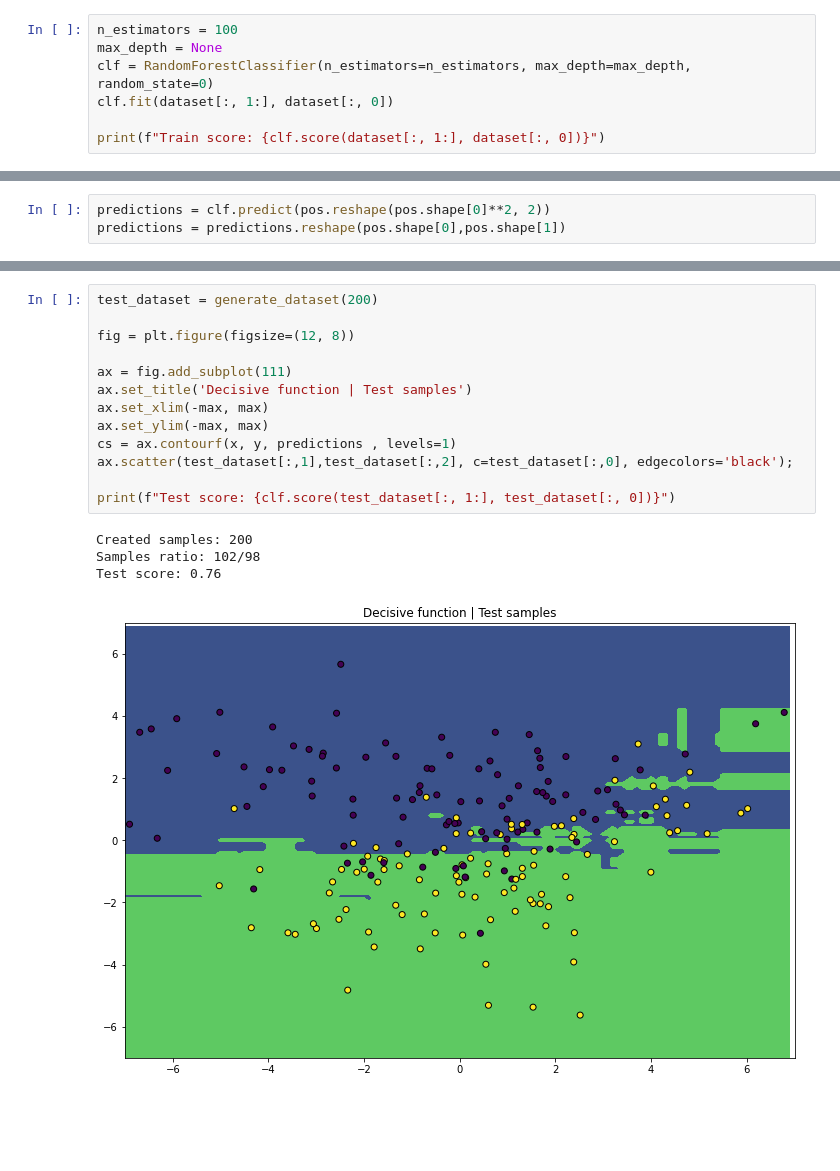
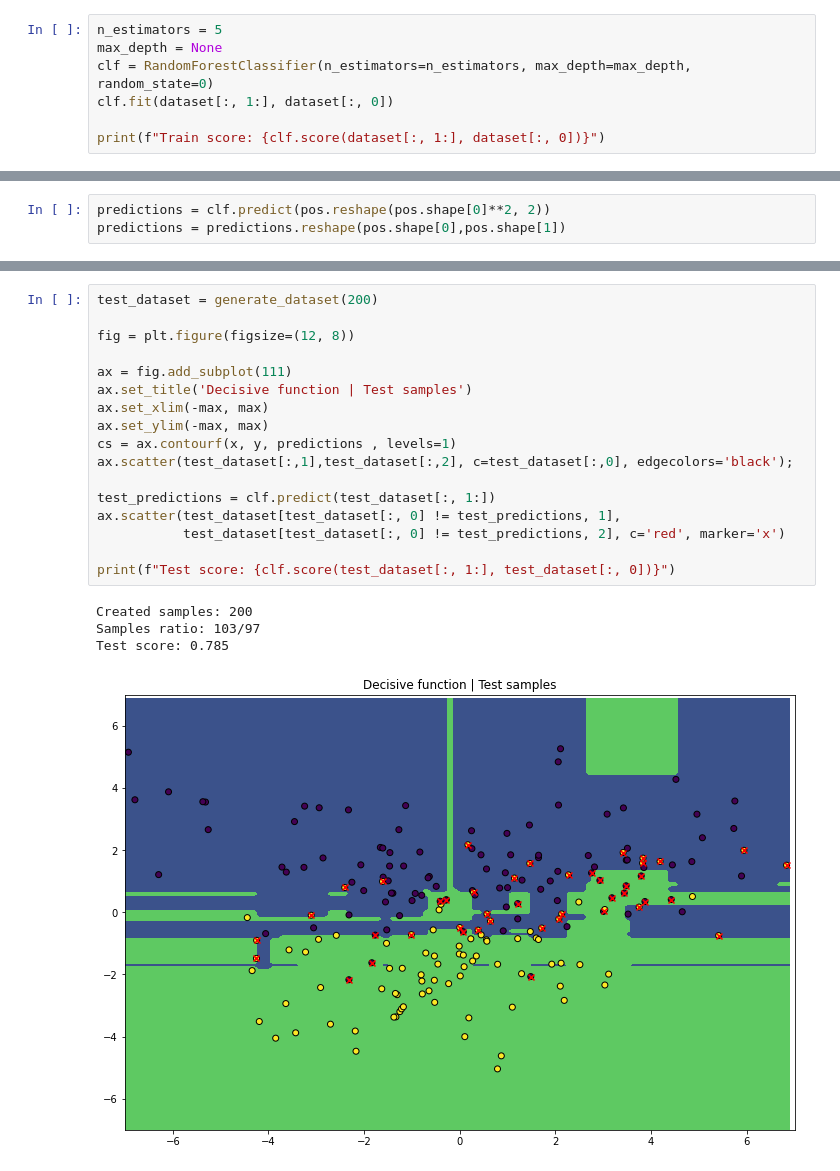
Before and after one commit to pishchev/RGR, a Jupyter notebook: RGR.ipynb, the cells around one changed output, grey strips where cells are left out. Cells and saved outputs as stored; diff of their text form; blank space fills up the shorter version.

Commit message:
marker x for errors

```diff
--- a/RGR.ipynb
+++ b/RGR.ipynb
@@ -109,5 +107,5 @@ plt.show()
 # %%
-n_estimators = 100
+n_estimators = 5
 max_depth = None
 clf = RandomForestClassifier(n_estimators=n_estimators, max_depth=max_depth, random_state=0)
 clf.fit(dataset[:, 1:], dataset[:, 0])
@@ -132,18 +133,22 @@ ax.scatter(dataset[:,1],dataset[:,2], c=dataset[:,0], edgecolors='black');
 # %%
 test_dataset = generate_dataset(200)
 
 fig = plt.figure(figsize=(12, 8))
 
 ax = fig.add_subplot(111)
 ax.set_title('Decisive function | Test samples')
 ax.set_xlim(-max, max)
 ax.set_ylim(-max, max)
 cs = ax.contourf(x, y, predictions , levels=1)
 ax.scatter(test_dataset[:,1],test_dataset[:,2], c=test_dataset[:,0], edgecolors='black');
 
+test_predictions = clf.predict(test_dataset[:, 1:])
+ax.scatter(test_dataset[test_dataset[:, 0] != test_predictions, 1],
+           test_dataset[test_dataset[:, 0] != test_predictions, 2], c='red', marker='x')
+
 print(f"Test score: {clf.score(test_dataset[:, 1:], test_dataset[:, 0])}")
 # %% [output]
 Created samples: 200
-Samples ratio: 102/98
-Test score: 0.76
+Samples ratio: 103/97
+Test score: 0.785
-[figure, old version]
+[figure, new version]
```
Also changed, not shown: parts of 5 cells of this notebook.
